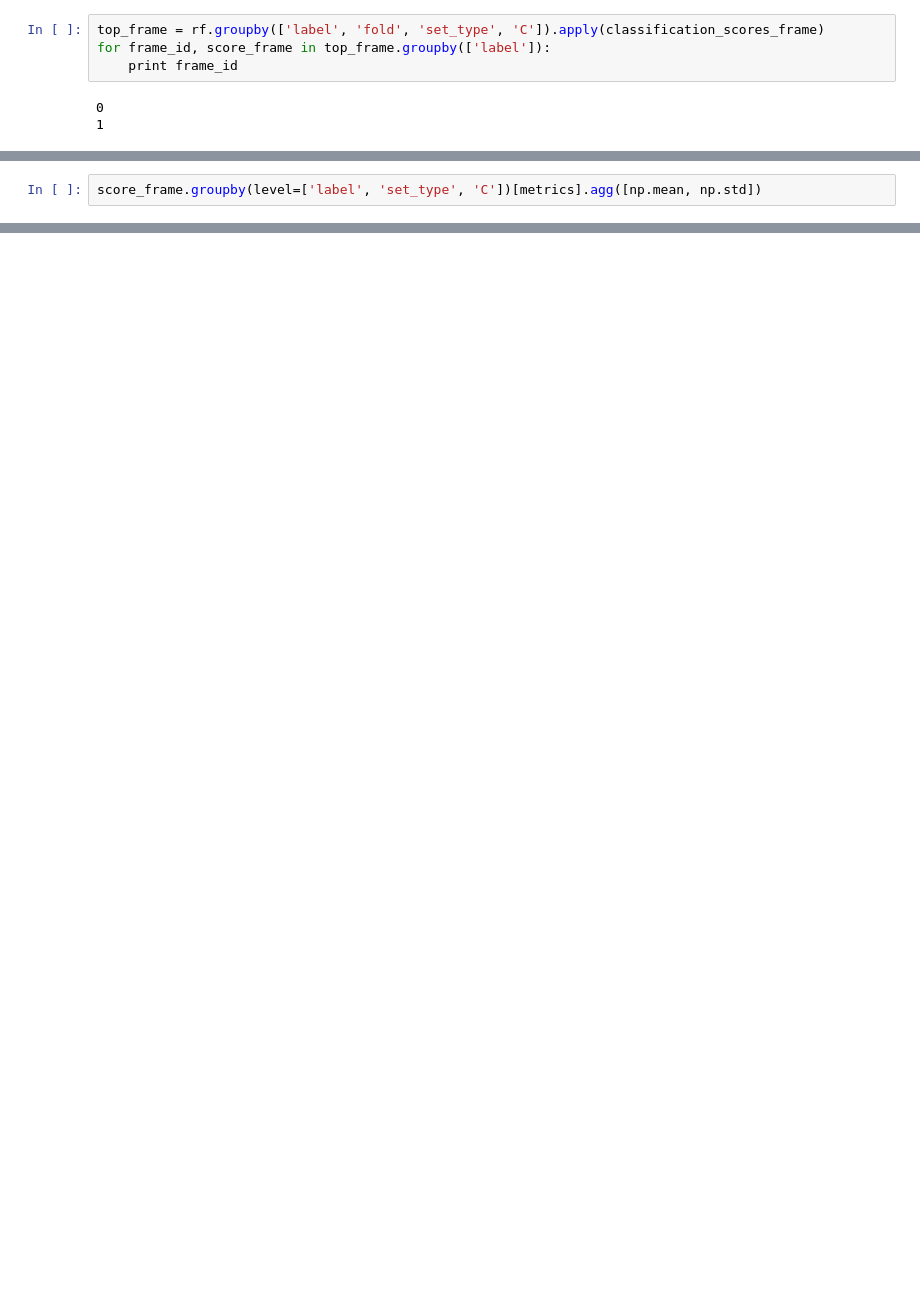
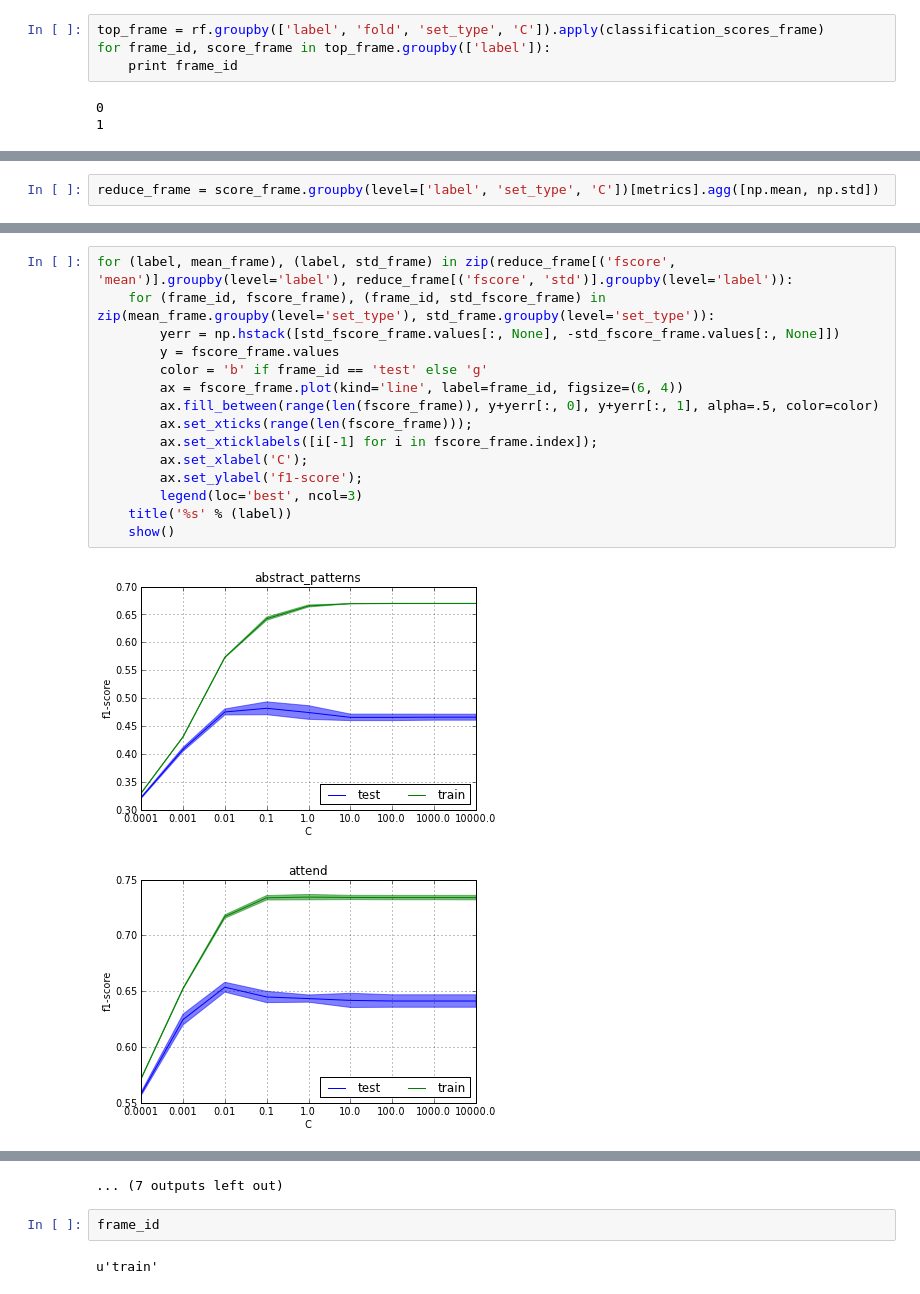
Before and after one commit to schwarty/notebooks, a Jupyter notebook: model_evaluation.ipynb, the cells around one changed output, grey strips where cells are left out. Cells and saved outputs as stored; diff of their text form; blank space fills up the shorter version.

Commit message:
starting to have plots in model evaluation

```diff
--- a/model_evaluation.ipynb
+++ b/model_evaluation.ipynb
@@ -129,2 +153,2 @@ score_frame
 # %%
-score_frame.groupby(level=['label', 'set_type', 'C'])[metrics].agg([np.mean, np.std])
+reduce_frame = score_frame.groupby(level=['label', 'set_type', 'C'])[metrics].agg([np.mean, np.std])
@@ -142,0 +178,18 @@ score_frame.groupby(level=['label', 'set_type', 'C'])[metrics].agg([np.mean, np.
+# %%
+for (label, mean_frame), (label, std_frame) in zip(reduce_frame[('fscore', 'mean')].groupby(level='label'), reduce_frame[('fscore', 'std')].groupby(level='label')):
+    for (frame_id, fscore_frame), (frame_id, std_fscore_frame) in zip(mean_frame.groupby(level='set_type'), std_frame.groupby(level='set_type')):
+        yerr = np.hstack([std_fscore_frame.values[:, None], -std_fscore_frame.values[:, None]])
+        y = fscore_frame.values
+        color = 'b' if frame_id == 'test' else 'g'
+        ax = fscore_frame.plot(kind='line', label=frame_id, figsize=(6, 4))
+        ax.fill_between(range(len(fscore_frame)), y+yerr[:, 0], y+yerr[:, 1], alpha=.5, color=color)
+        ax.set_xticks(range(len(fscore_frame)));
+        ax.set_xticklabels([i[-1] for i in fscore_frame.index]);
+        ax.set_xlabel('C');
+        ax.set_ylabel('f1-score');
+        legend(loc='best', ncol=3)
+    title('%s' % (label))
+    show()
+# %% [output]
+[figure, added]
+[figure, added]
@@ -142,0 +206,5 @@ score_frame.groupby(level=['label', 'set_type', 'C'])[metrics].agg([np.mean, np.
+... (7 outputs left out)
+# %%
+frame_id
+# %% [output]
+u'train'
```
Also changed, not shown: parts of 13 cells of this notebook.
